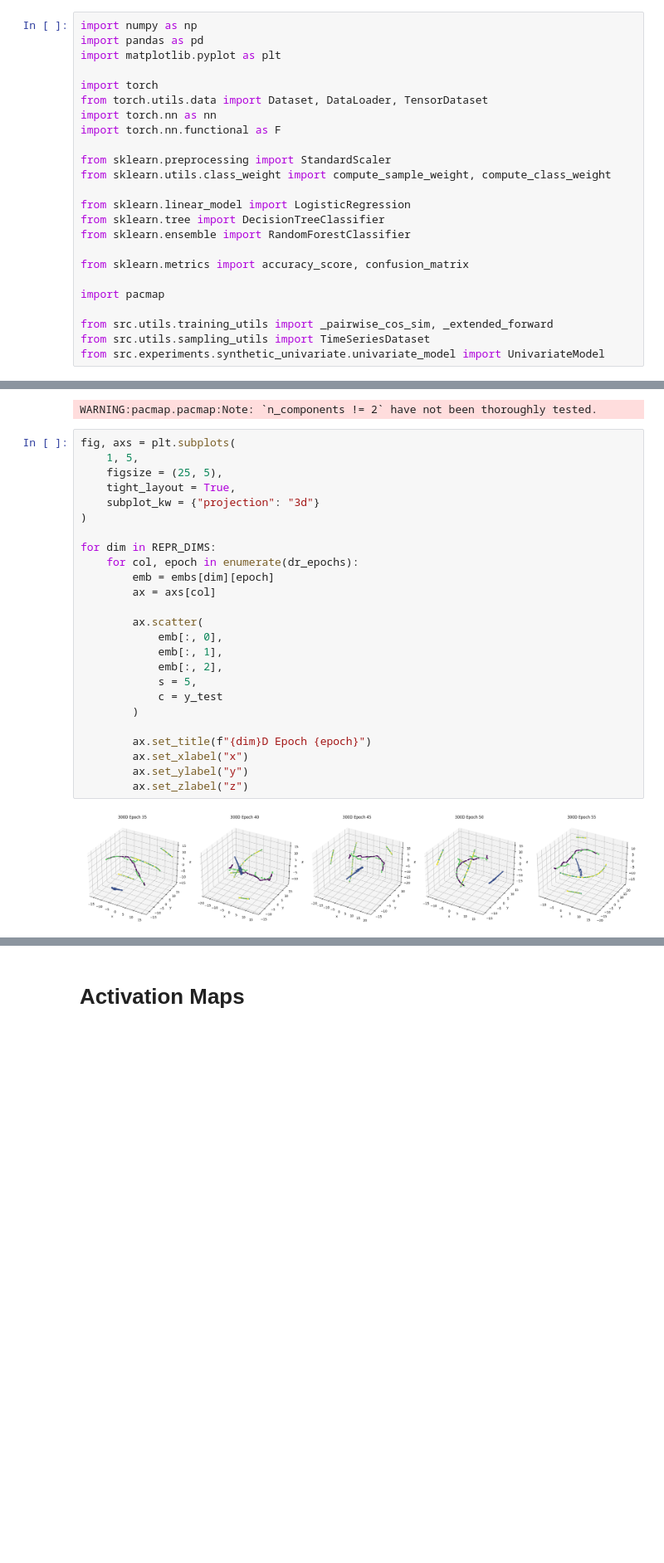
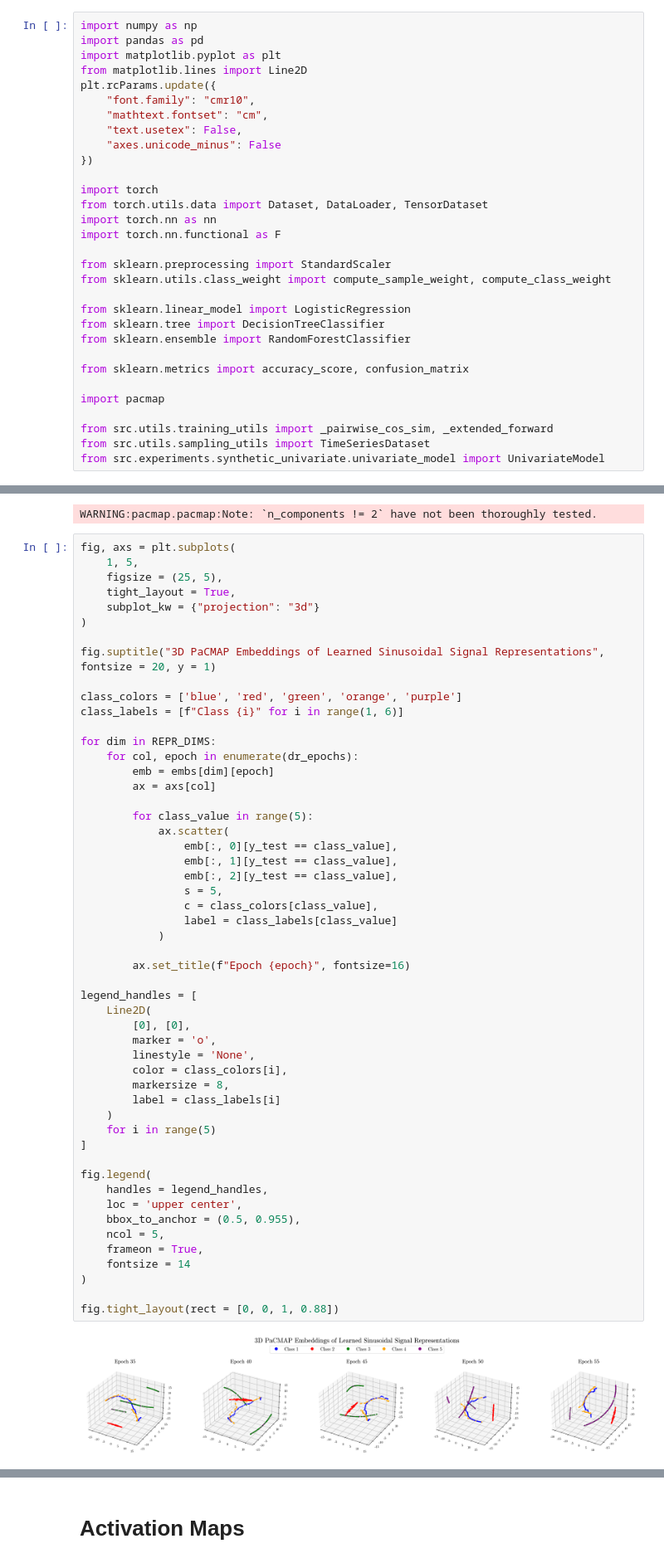
Before and after one commit to haiyan-wang/proto-tsrl, a Jupyter notebook: src/experiments/synthetic_univariate/periodic_experiments.ipynb, the cells around one changed output, grey strips where cells are left out. Shown at 83% size. Drawn from its saved outputs; the diff is of its cells as text; blank space fills up the shorter version.

Commit message:
edited figures

```diff
--- a/src/experiments/synthetic_univariate/periodic_experiments.ipynb
+++ b/src/experiments/synthetic_univariate/periodic_experiments.ipynb
@@ -46,6 +52,13 @@ Requirement already satisfied: packaging in /usr/local/lib/python3.12/dist-packa
 import numpy as np
 import pandas as pd
 import matplotlib.pyplot as plt
+from matplotlib.lines import Line2D
+plt.rcParams.update({
+    "font.family": "cmr10",
+    "mathtext.fontset": "cm",
+    "text.usetex": False,
+    "axes.unicode_minus": False
+})
 
 import torch
 from torch.utils.data import Dataset, DataLoader, TensorDataset
@@ -407,28 +485,55 @@ WARNING:pacmap.pacmap:Note: `n_components != 2` have not been thoroughly tested.
 # %%
 fig, axs = plt.subplots(
     1, 5,
     figsize = (25, 5),
     tight_layout = True,
     subplot_kw = {"projection": "3d"}
 )
 
+fig.suptitle("3D PaCMAP Embeddings of Learned Sinusoidal Signal Representations", fontsize = 20, y = 1)
+
+class_colors = ['blue', 'red', 'green', 'orange', 'purple']
+class_labels = [f"Class {i}" for i in range(1, 6)]
+
 for dim in REPR_DIMS:
     for col, epoch in enumerate(dr_epochs):
         emb = embs[dim][epoch]
         ax = axs[col]
 
-        ax.scatter(
-            emb[:, 0],
-            emb[:, 1],
-            emb[:, 2],
-            s = 5,
-            c = y_test
-        )
+        for class_value in range(5):
+            ax.scatter(
+                emb[:, 0][y_test == class_value],
+                emb[:, 1][y_test == class_value],
+                emb[:, 2][y_test == class_value],
+                s = 5,
+                c = class_colors[class_value],
+                label = class_labels[class_value]
+            )
 
-        ax.set_title(f"{dim}D Epoch {epoch}")
-        ax.set_xlabel("x")
-        ax.set_ylabel("y")
-        ax.set_zlabel("z")
+        ax.set_title(f"Epoch {epoch}", fontsize=16)
+
+legend_handles = [
+    Line2D(
+        [0], [0],
+        marker = 'o',
+        linestyle = 'None',
+        color = class_colors[i],
+        markersize = 8,
+        label = class_labels[i]
+    )
+    for i in range(5)
+]
+
+fig.legend(
+    handles = legend_handles,
+    loc = 'upper center',
+    bbox_to_anchor = (0.5, 0.955),
+    ncol = 5,
+    frameon = True,
+    fontsize = 14
+)
+
+fig.tight_layout(rect = [0, 0, 1, 0.88])
 # %% [output]
-[figure, old version]
+[figure, new version]
 # %%
```
Also changed, not shown: parts of 8 cells of this notebook.
